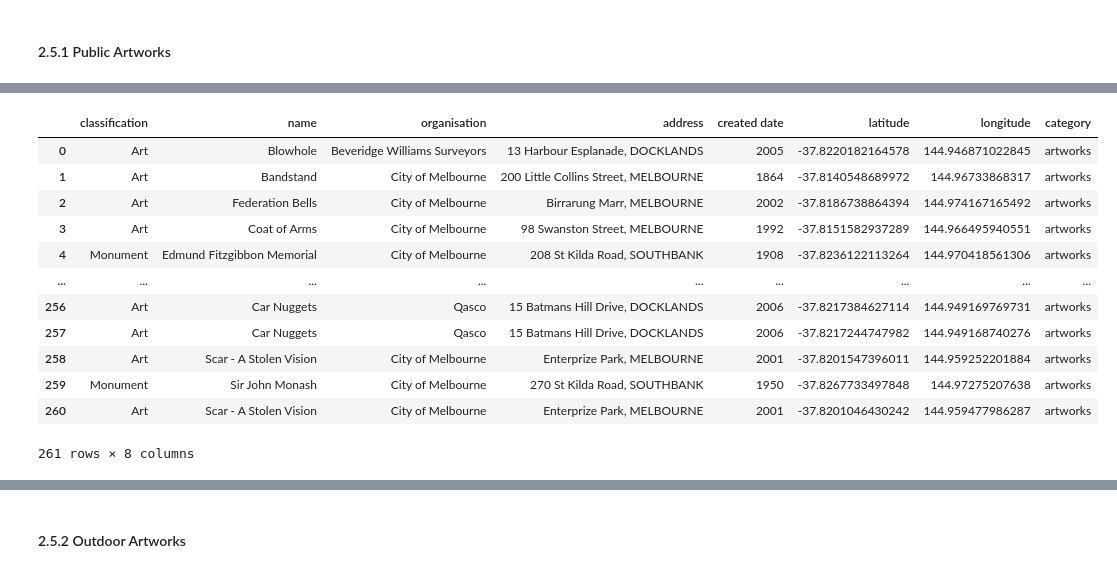
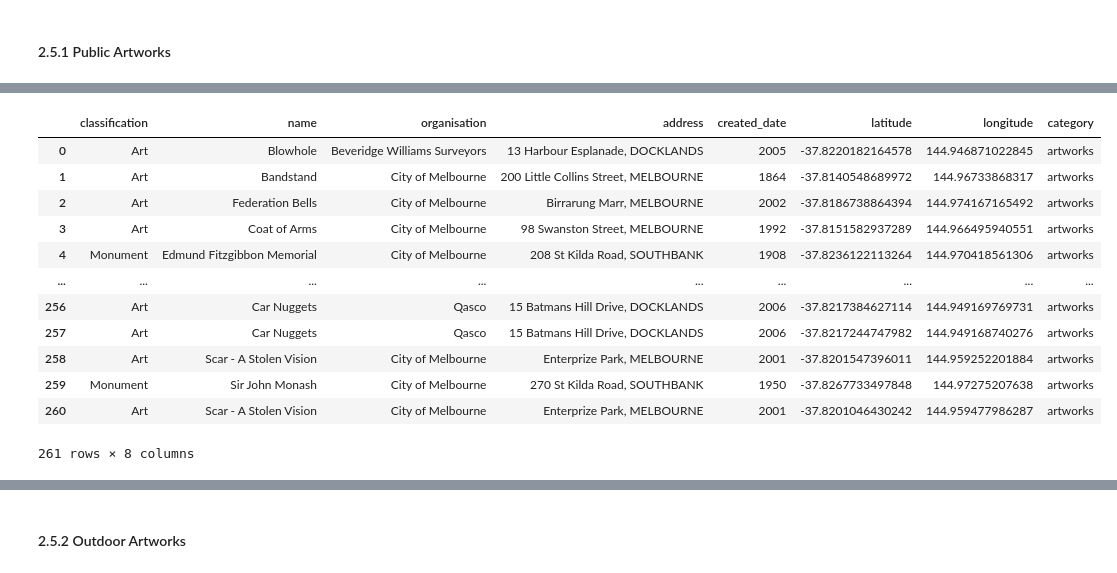
Before and after one commit to KatrinaaDing/Melbourne-City-Travel-Guide, a Jupyter notebook: R/data/poi/POI_analysis.ipynb, the cells around one changed output, grey strips where cells are left out. Drawn from its saved outputs; the diff is of its cells as text; code cells hidden in the pictures.

```diff
--- a/R/data/poi/POI_analysis.ipynb
+++ b/R/data/poi/POI_analysis.ipynb
@@ -827,30 +821,30 @@ dfs['public-artworks'].head()
 # %%
 # read plaques dataframe
 df = dfs['public-artworks']
 
 # Helper functions:
 # Split 'geolocation' column into separate fields: 'latitude', 'longitude'
 def split_coordinate(line):
     [lat, lon] = line.split(',')
     return lat, lon.strip()
 
 # data cleaning
 df[['latitude', 'longitude']] = df['Co-ordinates'].apply(lambda x: pd.Series(split_coordinate(x)))
 df['category'] = 'artworks'
 
 # Rename columns
 df.rename(columns={'Name': 'name'}, inplace=True)
 df.rename(columns={'Xorg': 'organisation'}, inplace=True)
 df.rename(columns={'Asset Type': 'classification'}, inplace=True)
 df.rename(columns={'Address Point': 'address'}, inplace=True)
-df.rename(columns={'Art Date': 'created date'}, inplace=True)
+df.rename(columns={'Art Date': 'created_date'}, inplace=True)
 
 # Drop unwanted columns
 clean_df = df.drop(columns=['Artist', 'Xsource', 'Alternate Name', 'Mel way Ref', 'Co-ordinates', 'Respective Author', 'Easting', 'Northing', 'Structure'])
 
 clean_df
 # %% [output]
-|  | classification | name | organisation | address | created date | latitude | longitude | category |
+|  | classification | name | organisation | address | created_date | latitude | longitude | category |
 | 0 | Art | Blowhole | Beveridge Williams Surveyors | 13 Harbour Esplanade, DOCKLANDS | 2005 | -37.8220182164578 | 144.946871022845 | artworks |
 | 1 | Art | Bandstand | City of Melbourne | 200 Little Collins Street, MELBOURNE | 1864 | -37.8140548689972 | 144.96733868317 | artworks |
 | 2 | Art | Federation Bells | City of Melbourne | Birrarung Marr, MELBOURNE | 2002 | -37.8186738864394 | 144.974167165492 | artworks |
```
Also changed, not shown: parts of 10 cells of this notebook, 6 other files.
